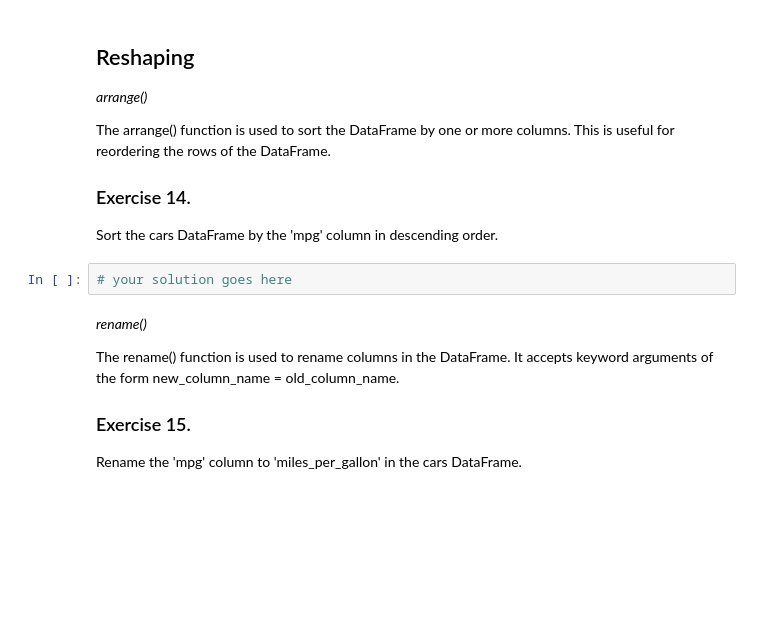
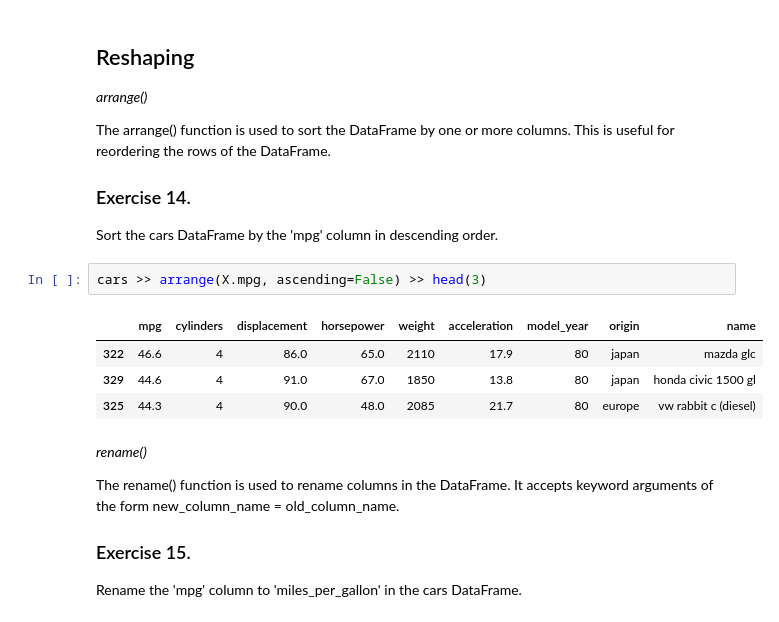
Before and after one commit to FilipBerka04/Descriptive_Statistics, a Jupyter notebook: Report1.ipynb, the cells around one changed output. Cells and saved outputs as stored; diff of their text form; blank space fills up the shorter version.

```diff
--- a/Report1.ipynb
+++ b/Report1.ipynb
@@ -226,8 +247,13 @@ The arrange() function is used to sort the DataFrame by one or more columns. Thi
 ### Exercise 14.
 
 Sort the cars DataFrame by the 'mpg' column in descending order.
-# %%
-# your solution goes here
+# %%
+cars >> arrange(X.mpg, ascending=False) >> head(3)
+# %% [output]
+|  | mpg | cylinders | displacement | horsepower | weight | acceleration | model_year | origin | name |
+| 322 | 46.6 | 4 | 86.0 | 65.0 | 2110 | 17.9 | 80 | japan | mazda glc |
+| 329 | 44.6 | 4 | 91.0 | 67.0 | 1850 | 13.8 | 80 | japan | honda civic 1500 gl |
+| 325 | 44.3 | 4 | 90.0 | 48.0 | 2085 | 21.7 | 80 | europe | vw rabbit c (diesel) |
 # %% [markdown]
 
 *rename()*
```
Also changed, not shown: parts of 18 cells of this notebook.
